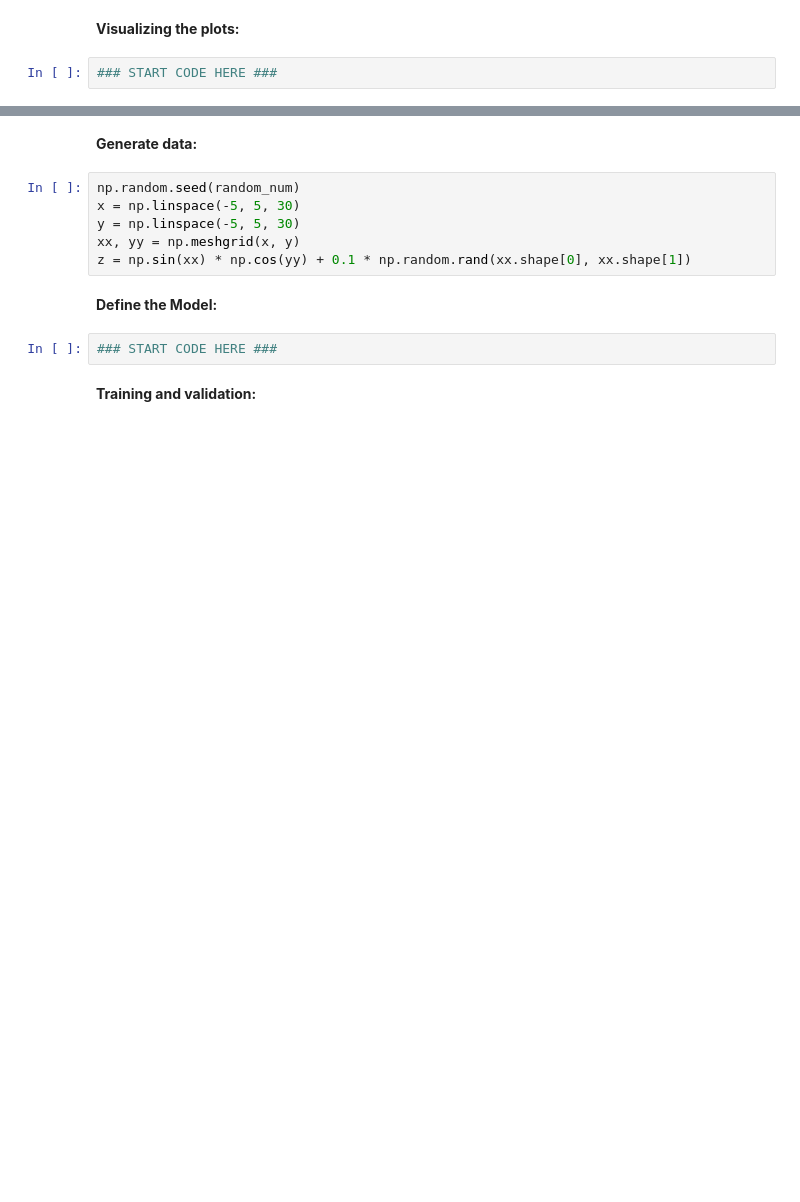
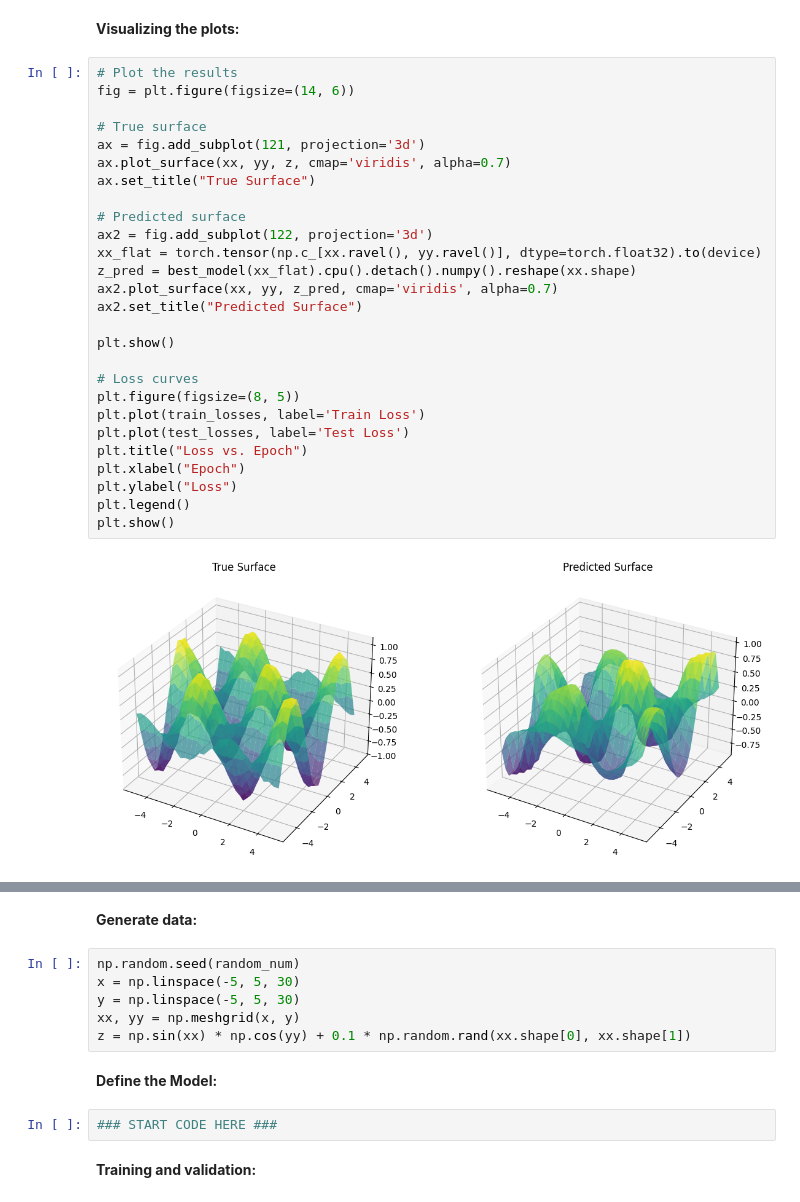
Before and after one commit to arbelkatzir/TAU, a Jupyter notebook: DL/HW1/HW new.ipynb, the cells around one changed output, grey strips where cells are left out. Cells and saved outputs as stored; diff of their text form; blank space fills up the shorter version.

```diff
--- a/DL/HW1/HW new.ipynb
+++ b/DL/HW1/HW new.ipynb
@@ -594,4 +829,31 @@ z = np.sin(xx) * np.cos(yy) + 0.1 * np.random.rand(xx.shape[0], xx.shape[1])
 # %% [markdown]
 **Visualizing the plots:**
-# %%
-### START CODE HERE ###
+# %%
+# Plot the results
+fig = plt.figure(figsize=(14, 6))
+
+# True surface
+ax = fig.add_subplot(121, projection='3d')
+ax.plot_surface(xx, yy, z, cmap='viridis', alpha=0.7)
+ax.set_title("True Surface")
+
+# Predicted surface
+ax2 = fig.add_subplot(122, projection='3d')
+xx_flat = torch.tensor(np.c_[xx.ravel(), yy.ravel()], dtype=torch.float32).to(device)
+z_pred = best_model(xx_flat).cpu().detach().numpy().reshape(xx.shape)
+ax2.plot_surface(xx, yy, z_pred, cmap='viridis', alpha=0.7)
+ax2.set_title("Predicted Surface")
+
+plt.show()
+
+# Loss curves
+plt.figure(figsize=(8, 5))
+plt.plot(train_losses, label='Train Loss')
+plt.plot(test_losses, label='Test Loss')
+plt.title("Loss vs. Epoch")
+plt.xlabel("Epoch")
+plt.ylabel("Loss")
+plt.legend()
+plt.show()
+# %% [output]
+[figure, added]
```
Also changed, not shown: parts of 21 cells of this notebook.
